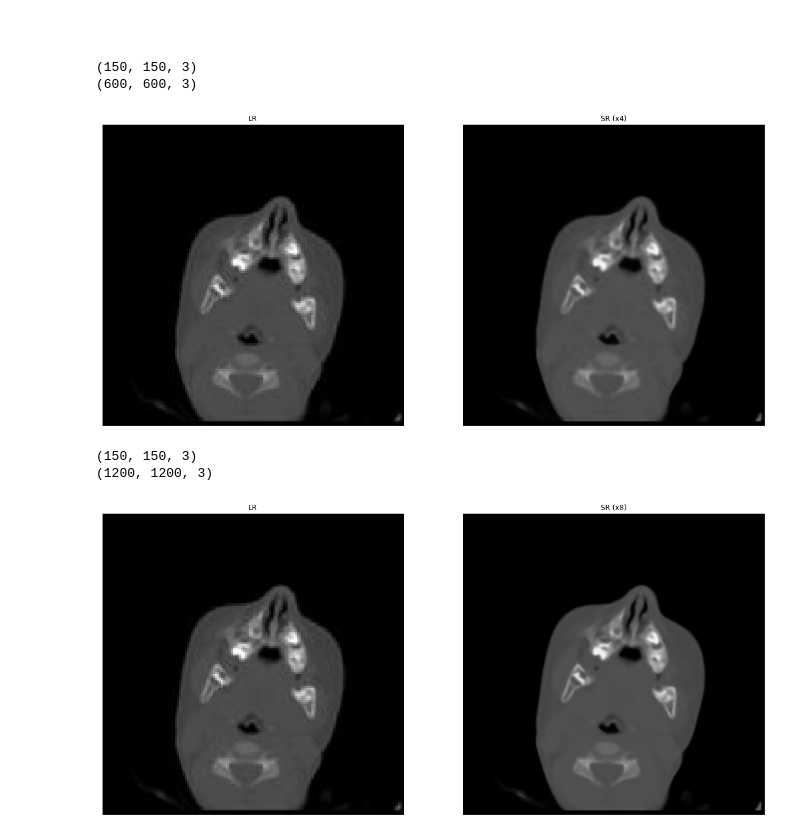
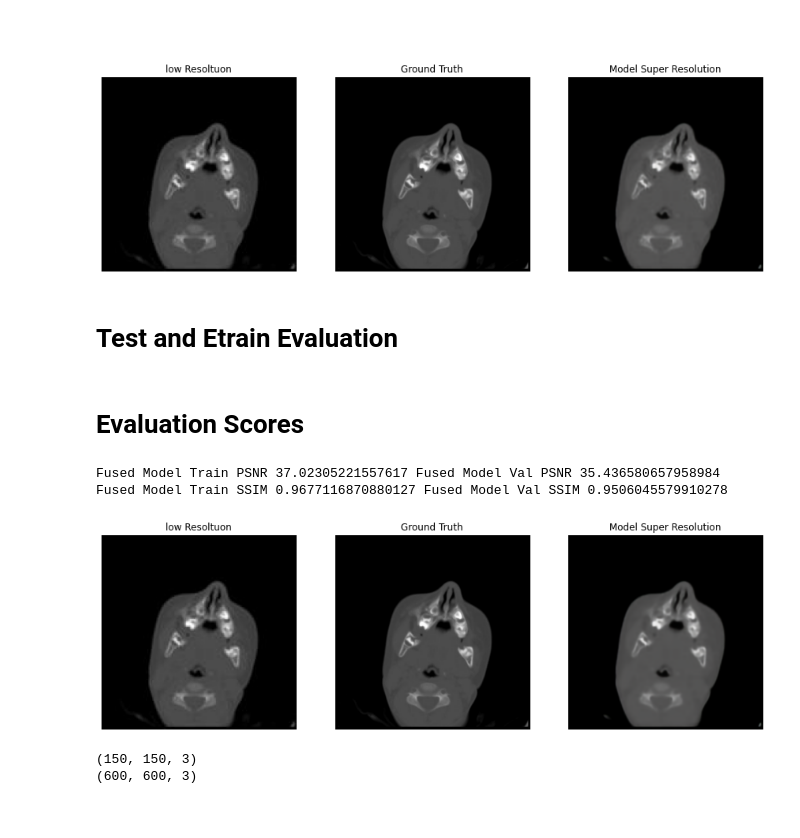
Before and after one commit to VisionOra/super_resolution, a Jupyter notebook: Fuse_models.ipynb, the cells around one changed output. Saved outputs shown, nothing was run; the diff lists cells and outputs as text; code cells hidden in the pictures.

```diff
--- a/Fuse_models.ipynb
+++ b/Fuse_models.ipynb
@@ -43,10 +43,10 @@ Device mapping:
 # %% [markdown]
 ## EDSR
 # %%
-weights_dir = f'weights/edsr-{16}-x{4}'
+weights_dir = f'weights/edsr-4x_weights'
 weights_file = os.path.join(weights_dir, 'weights.h5')
 # %%
-model = edsr(scale=2, num_res_blocks=16)
+model = edsr(scale=4, num_res_blocks=16)
 model.load_weights(weights_file)
 # %%
 from model import resolve_single
@@ -71,31 +85,26 @@ print(sr.shape)
 # %%
 from model.srgan import generator, discriminator
 from train import SrganTrainer, SrganGeneratorTrainer
 
-weights_dir = 'weights/srgan'
+# Location of model weights (needed for demo)
+weights_dir = 'weights/srgan_4x'
 weights_file = lambda filename: os.path.join(weights_dir, filename)
 pre_generator = generator()
 
 pre_generator.load_weights(weights_file('pre_generator.h5'))
 
 from model import resolve_single
 from utils import load_image
 
-def resolve_and_plot(lr_image_path):
+def resolve_and_plot(lr_image_path, gt_lr_image_path):
     lr = load_image(lr_image_path)
-
-    pre_sr = resolve_single(pre_generator, lr)
-
-    plot_sample(lr, pre_sr)
-
-    return lr, pre_sr
-
-lr, sr = resolve_and_plot('docs/images/testing_image.jpg')
+    gt = load_image(gt_lr_image_path)
+    sr = resolve_single(pre_generator, lr)
+    display([lr, gt, sr])
 
 
-print(lr.shape)
-print(sr.shape)
+resolve_and_plot('docs/images/testing_image.jpg', 'docs/images/gt_testing_image.jpg')
 # %% [output]
-(150, 150, 3)
-(600, 600, 3)
-[figure, old version]
+[figure, new version]
+# %% [markdown]
+# Test and Etrain Evaluation
@@ -101,0 +328,2 @@ print(sr.shape)
+# %% [markdown]
+# Evaluation Scores
@@ -102,23 +371,44 @@ print(sr.shape)
+# %%
+def scores(sr_model, edsr_model, train_dataset, val_dataset):
+    edsr_train_psnr_value, edsr_train_ssim_value, edsr_val_psnr_value, edsr_val_ssim_value  = evaluate(sr_model, train_dataset, val_dataset)
+    sr_gan_train_psnr_value, sr_gan_train_ssim_value, sr_gan_val_psnr_value, sr_gan_val_ssim_value  = evaluate(edsr_model, train_dataset, val_dataset)
+
+
+    fuse_train_psnr, fuse_val_psnr = (edsr_train_psnr_value + sr_gan_train_psnr_value)/2, (edsr_val_psnr_value + sr_gan_val_psnr_value)/2
+    fuse_train_ssim, fuse_val_ssim = (edsr_train_ssim_value + sr_gan_train_ssim_value)/2, (edsr_val_ssim_value + sr_gan_val_ssim_value)/2
+
+    print(f"Fused Model Train PSNR {fuse_train_psnr} Fused Model Val PSNR {fuse_val_psnr}")
+    print(f"Fused Model Train SSIM {fuse_train_ssim} Fused Model Val SSIM {fuse_val_ssim}")
+
+
+scores(pre_generator, model, train_ds, val_ds)
+# %% [output]
+Fused Model Train PSNR 37.02305221557617 Fused Model Val PSNR 35.436580657958984
+Fused Model Train SSIM 0.9677116870880127 Fused Model Val SSIM 0.9506045579910278
 # %%
-def fuse_model_output(lr_image_path, pre_generator, model):
+from PIL import Image
+import numpy as np
+
+def fuse_model_output(lr_image_path,gt , pre_generator, model):
     lr     = load_image(lr_image_path)
+    gt     = load_image(gt)
     # Image pass to EDSR Model
     sr     = resolve_single(model, lr)
-    print(sr.shape)
+
     # Output Image than pass to SR-Gans
     # Its amazing that I pass image of 300 * 300 to the mode
     # But the model is trained on image 150 * 150 as you can see above
-
+    sr = np.asarray(Image.fromarray(sr.numpy()).resize((150,150)))
     pre_sr = resolve_single(pre_generator, sr)
-    plot_sample(lr, pre_sr)
+    display([lr, gt, pre_sr ])
     return lr, pre_sr
 
-lr, sr = fuse_model_output('docs/images/testing_image.jpg', pre_generator, model)
+lr, sr = fuse_model_output('docs/images/testing_image.jpg','docs/images/gt_testing_image.jpg', pre_generator, model)
 
 
 print(lr.shape)
 print(sr.shape)
 # %% [output]
+[figure, new version]
 (150, 150, 3)
-(1200, 1200, 3)
+(600, 600, 3)
-[figure, old version]
```
Also changed, not shown: parts of 5 cells of this notebook, 2 other files.
